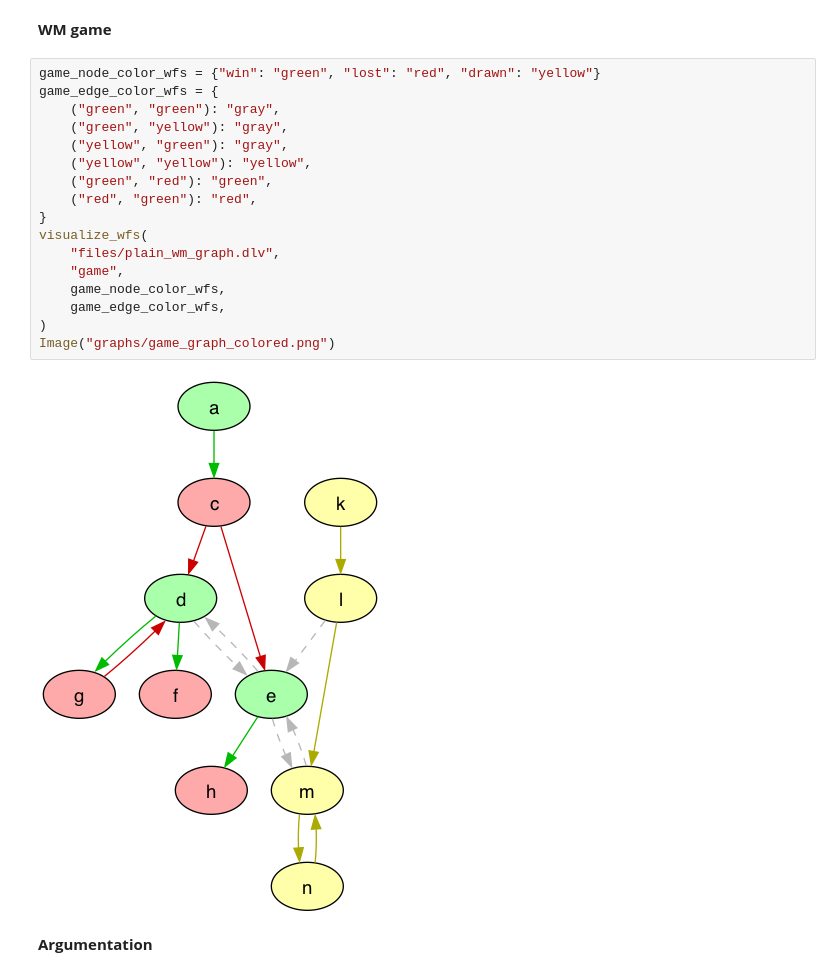
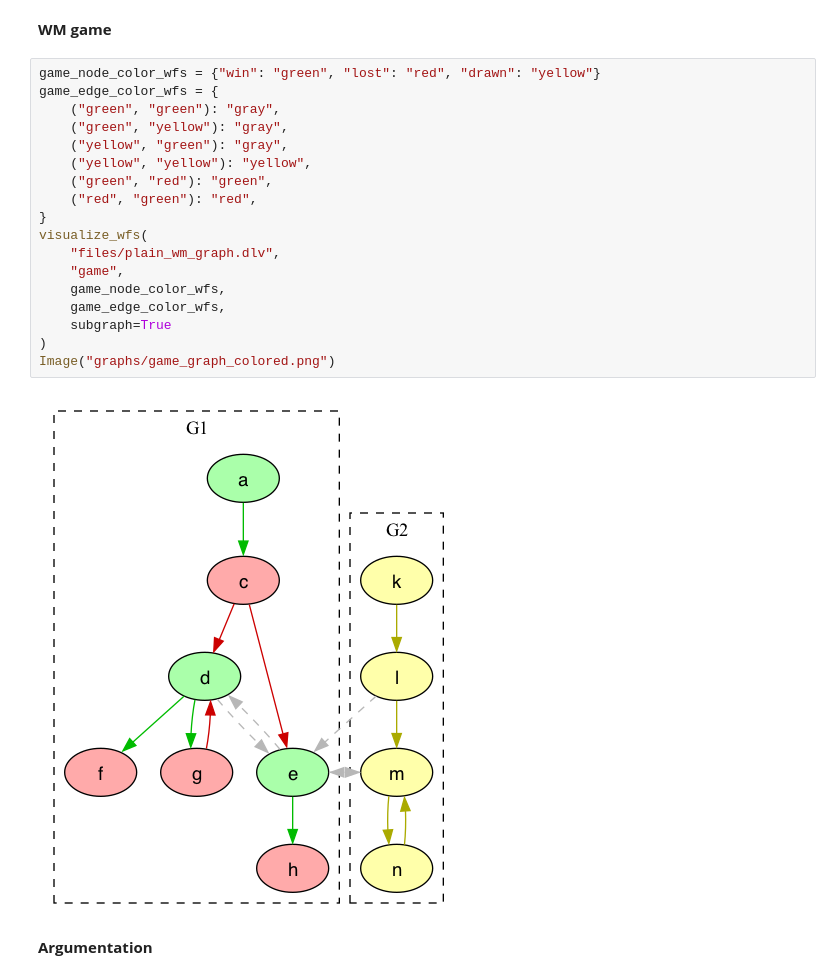
Before and after one commit to idaks/Games-and-Argumentation, a Jupyter notebook: lib/Tutorial.ipynb, the cells around one changed output. Drawn from its saved outputs; the diff is of its cells as text.

Commit message:
add subgraph function

```diff
--- a/lib/Tutorial.ipynb
+++ b/lib/Tutorial.ipynb
@@ -173,22 +174,23 @@ As we have win_move graph and attack graph, we start to think about maybe we onl
 # %%
 game_node_color_wfs = {"win": "green", "lost": "red", "drawn": "yellow"}
 game_edge_color_wfs = {
     ("green", "green"): "gray",
     ("green", "yellow"): "gray",
     ("yellow", "green"): "gray",
     ("yellow", "yellow"): "yellow",
     ("green", "red"): "green",
     ("red", "green"): "red",
 }
 visualize_wfs(
     "files/plain_wm_graph.dlv",
     "game",
     game_node_color_wfs,
     game_edge_color_wfs,
+    subgraph=True
 )
 Image("graphs/game_graph_colored.png")
 # %% [output]
-[figure, old version]
+[figure, new version]
 # %% [markdown]
 **Argumentation**
 # %%
```
Also changed, not shown: parts of 3 cells of this notebook, 13 other files.
